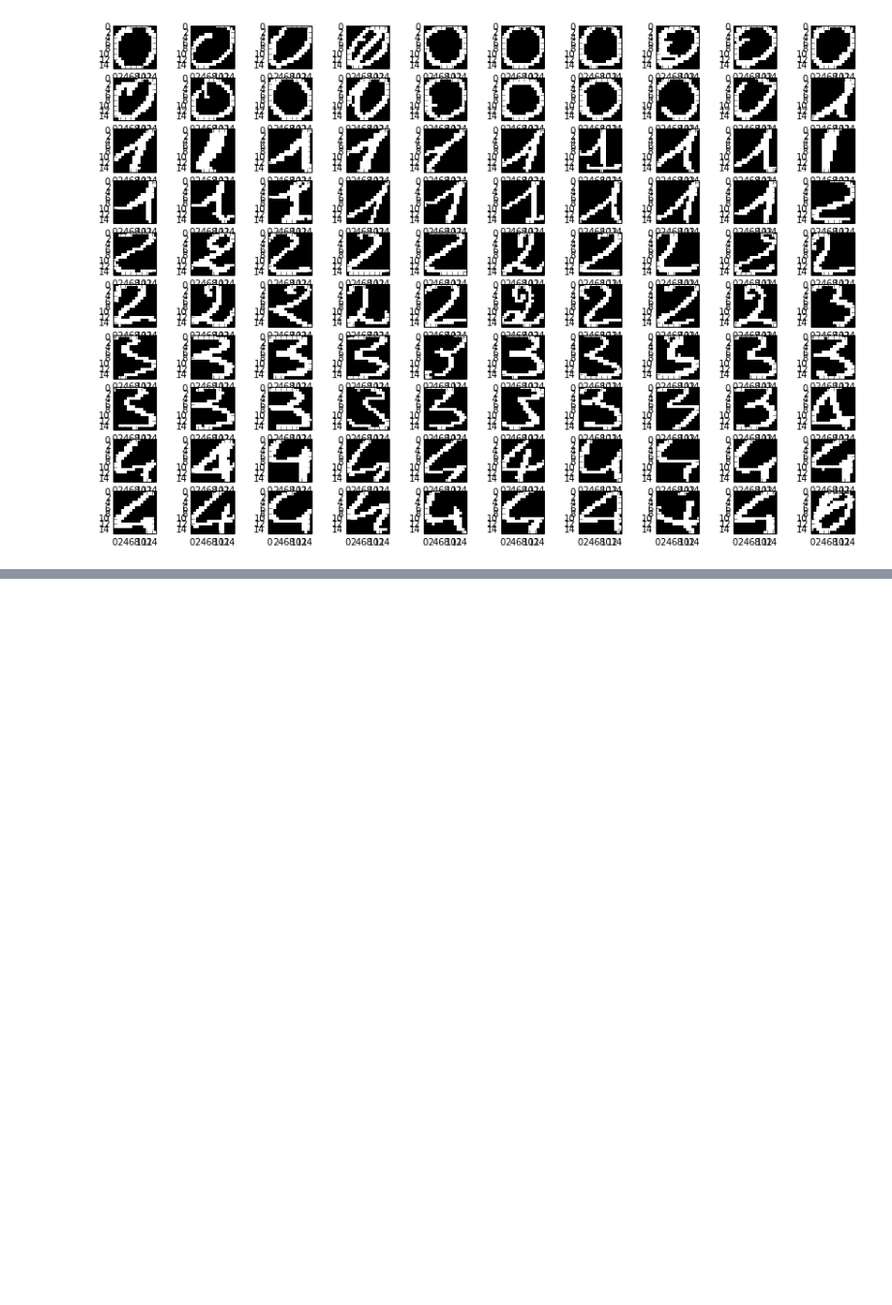
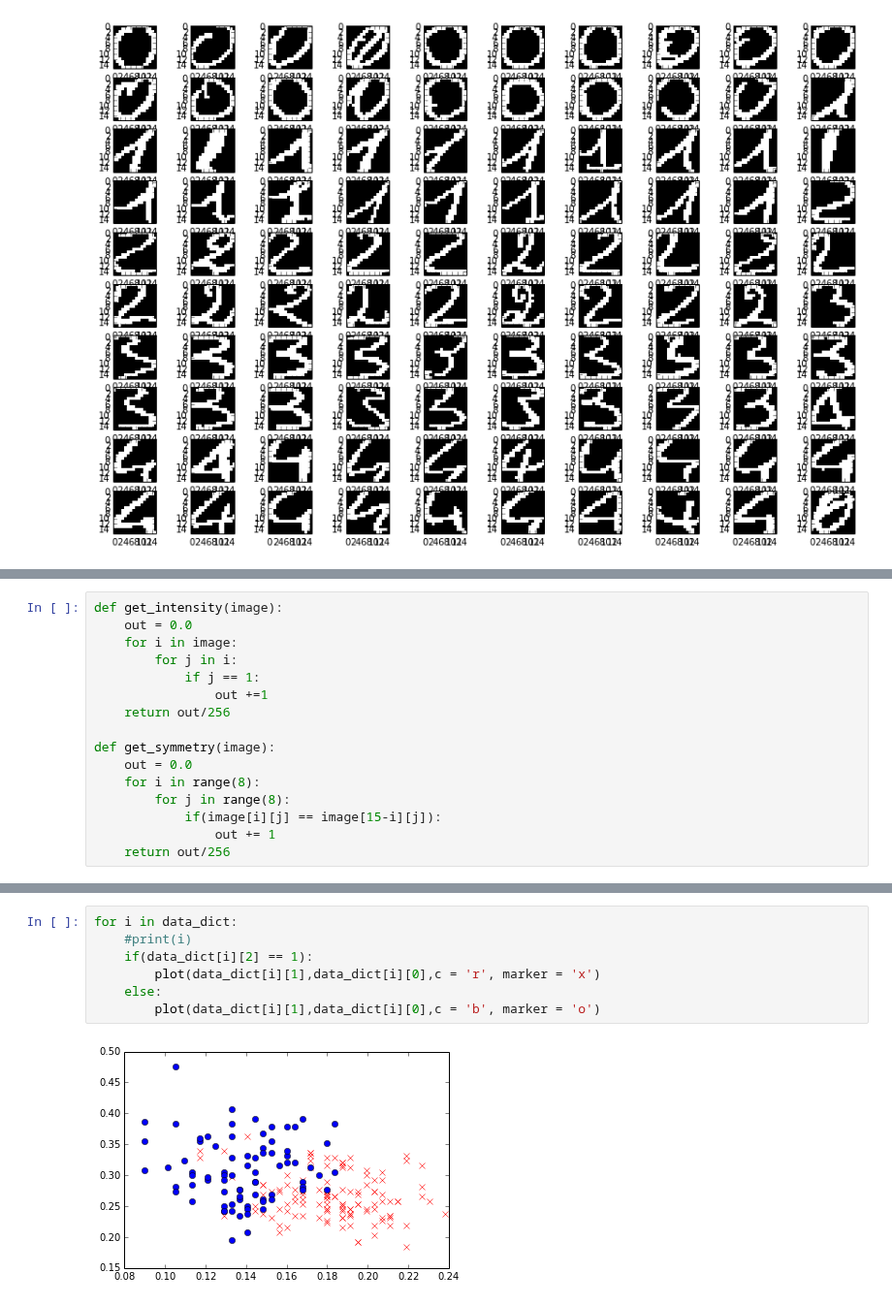
Before and after one commit to Chuphay/school, a Jupyter notebook: ML/hand_written.ipynb, the cells around one changed output, grey strips where cells are left out. Shown at 97% size. Drawn from its saved outputs; the diff is of its cells as text; blank space fills up the shorter version.

```diff
--- a/ML/hand_written.ipynb
+++ b/ML/hand_written.ipynb
@@ -23,0 +44,16 @@ for i in range(100):
+# %%
+def get_intensity(image):
+    out = 0.0
+    for i in image:
+        for j in i:
+            if j == 1:
+                out +=1
+    return out/256
+
+def get_symmetry(image):
+    out = 0.0
+    for i in range(8):
+        for j in range(8):
+            if(image[i][j] == image[15-i][j]):
+                out += 1
+    return out/256
@@ -23,0 +71,9 @@ for i in range(100):
+# %%
+for i in data_dict:
+    #print(i)
+    if(data_dict[i][2] == 1):
+        plot(data_dict[i][1],data_dict[i][0],c = 'r', marker = 'x')
+    else:
+        plot(data_dict[i][1],data_dict[i][0],c = 'b', marker = 'o')
+# %% [output]
+[figure, added]
```
Also changed, not shown: parts of 3 cells of this notebook.
